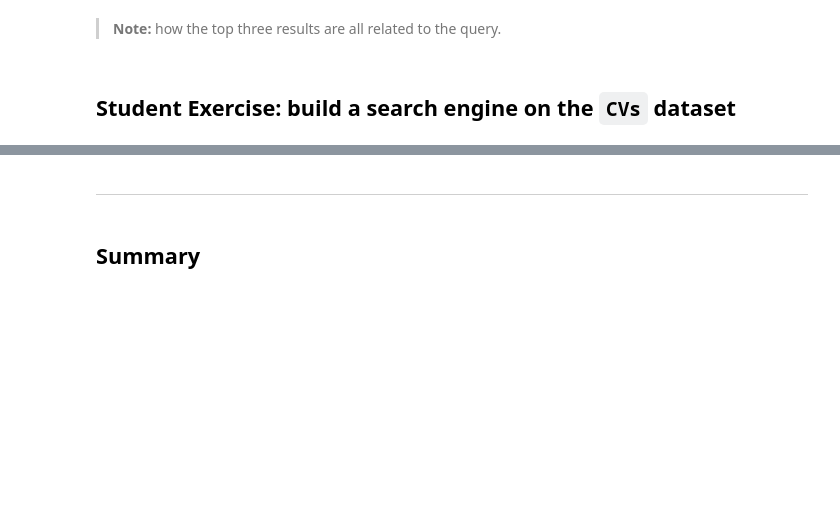
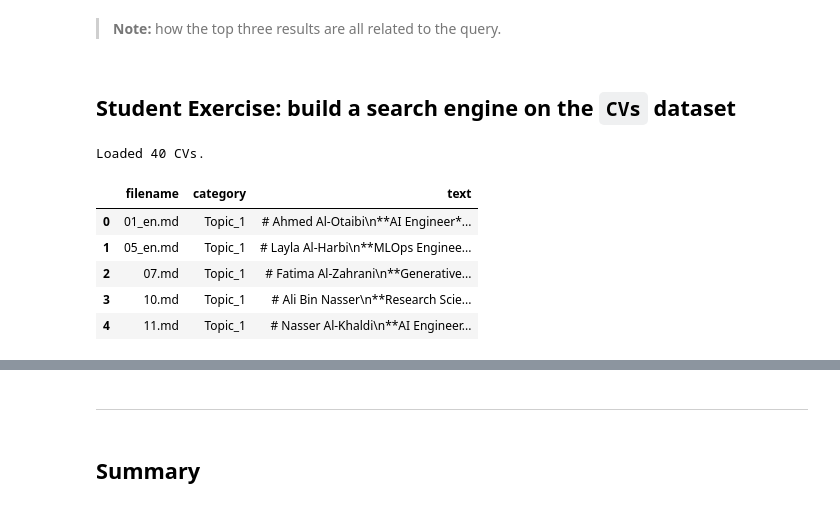
Before and after one commit to nawafalduaij/B5, a Jupyter notebook: W5_NLP/M1/sessions/07_information_retrieval_ex.ipynb, the cells around one changed output, grey strips where cells are left out. Saved outputs shown, nothing was run; the diff lists cells and outputs as text; code cells hidden in the pictures; blank space fills up the shorter version.

```diff
--- a/W5_NLP/M1/sessions/07_information_retrieval_ex.ipynb
+++ b/W5_NLP/M1/sessions/07_information_retrieval_ex.ipynb
@@ -329,0 +334,43 @@ search_results
+# %%
+
+data_path = '../datasets/CVs'
+
+documents = []
+filenames = []
+categories = []
+
+for topic_folder in ['Topic_1', 'Topic_2', 'Topic_3']:
+    folder_path = os.path.join(data_path, topic_folder)
+
+
+    if os.path.exists(folder_path):
+        for filename in os.listdir(folder_path):
+            if filename.endswith(".md"):
+                file_path = os.path.join(folder_path, filename)
+
+
+                with open(file_path, 'r', encoding='utf-8') as f:
+                    text = f.read()
+
+                documents.append(text)
+                filenames.append(filename)
+                categories.append(topic_folder)
+
+
+cv_df = pd.DataFrame({
+    'filename': filenames,
+    'category': categories,
+    'text': documents
+})
+
+
+print(f"Loaded {len(cv_df)} CVs.")
+cv_df.head()
+# %% [output]
+Loaded 40 CVs.
+|  | filename | category | text |
+| 0 | 01_en.md | Topic_1 | # Ahmed Al-Otaibi\n**AI Engineer*... |
+| 1 | 05_en.md | Topic_1 | # Layla Al-Harbi\n**MLOps Enginee... |
+| 2 | 07.md | Topic_1 | # Fatima Al-Zahrani\n**Generative... |
+| 3 | 10.md | Topic_1 | # Ali Bin Nasser\n**Research Scie... |
+| 4 | 11.md | Topic_1 | # Nasser Al-Khaldi\n**AI Engineer... |
```
Also changed, not shown: parts of 4 cells of this notebook.
